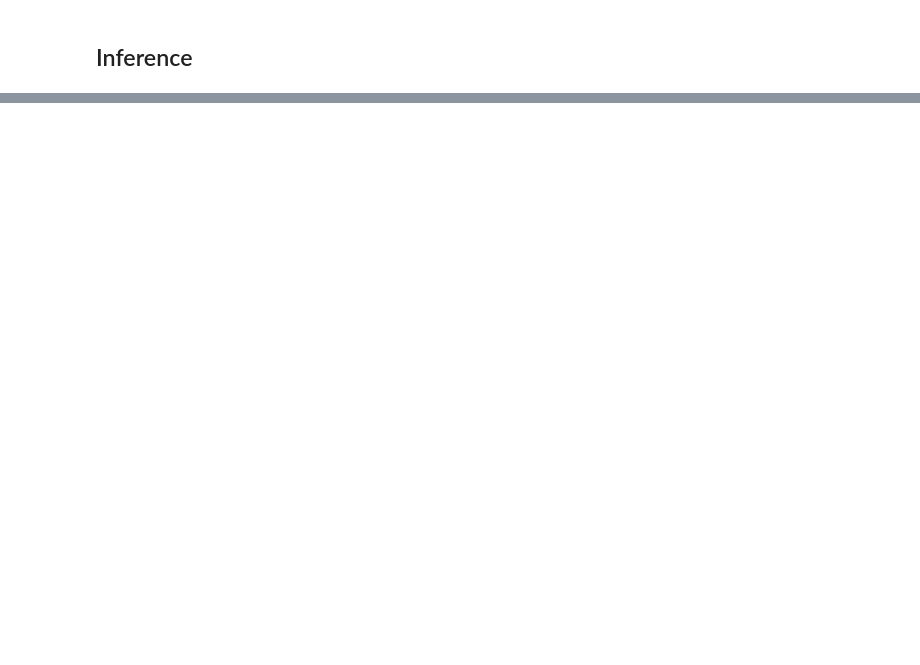
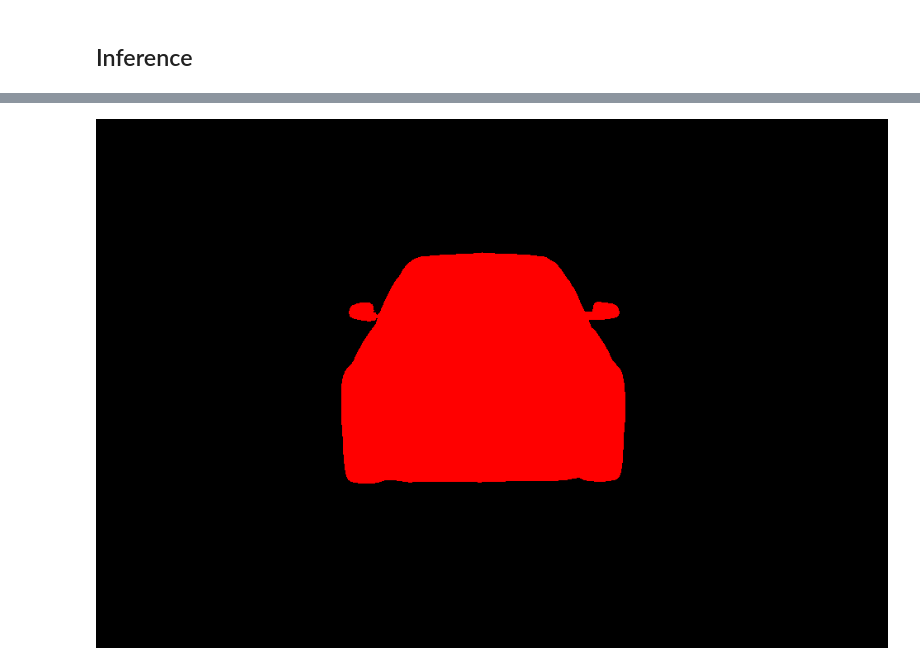
Before and after one commit to yakhyo/unet-pytorch, a Jupyter notebook: demo.ipynb, the cells around one changed output, grey strips where cells are left out. Cells and saved outputs as stored; diff of their text form; code cells hidden in the pictures; blank space fills up the shorter version.

```diff
--- a/demo.ipynb
+++ b/demo.ipynb
@@ -57,0 +64,4 @@ plt.axis('off')
+# %%
+display(Image.fromarray(colored_class_map))
+# %% [output]
+[figure, added]
```
Also changed, not shown: parts of 10 cells of this notebook, 20 other files.
